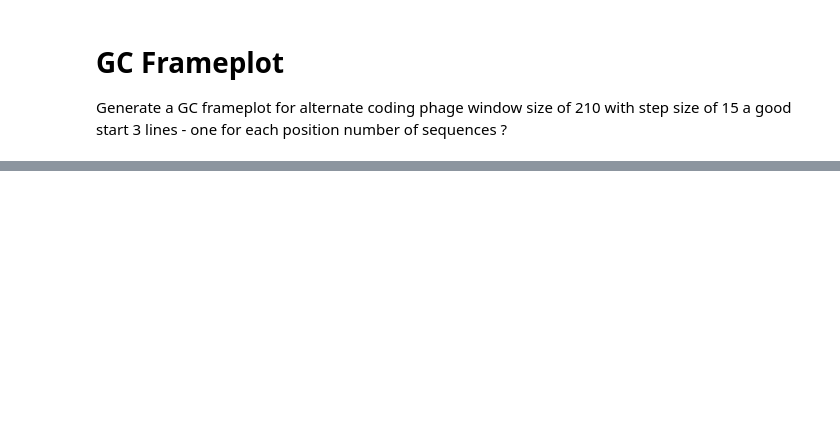
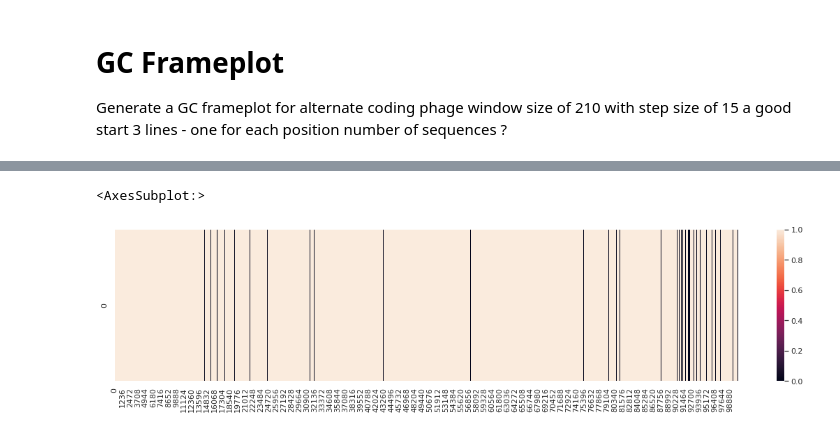
Before and after one commit to susiegriggo/Phicore, a Jupyter notebook: GC Frameplot.ipynb, the cells around one changed output, grey strips where cells are left out. Cells and saved outputs as stored; diff of their text form; code cells hidden in the pictures; blank space fills up the shorter version.

```diff
--- a/GC Frameplot.ipynb
+++ b/GC Frameplot.ipynb
@@ -57,0 +73,18 @@ sns.lineplot(data = gc_df)
+# %%
+handle = '/home/grig0076/GitHubs/Phicore/genbank/Bc01-TAG.gbk'
+gb_dict = SeqIO.to_dict(SeqIO.parse(handle, "gb"))
+genes =  gb_dict.get(list(gb_dict.keys())[0]).features
+
+#generate a vector to store the genes
+coding_vec = np.zeros((1,len(seq)))
+
+for i in range(1, len(genes)):
+
+    start = int(genes[i].location.start)
+    end = int(genes[i].location.end)
+    coding_vec[0,start:end] = 1
+# %%
+sns.heatmap(coding_vec)
+# %% [output]
+<AxesSubplot:>
+[figure, added]
```
Also changed, not shown: parts of 8 cells of this notebook.
